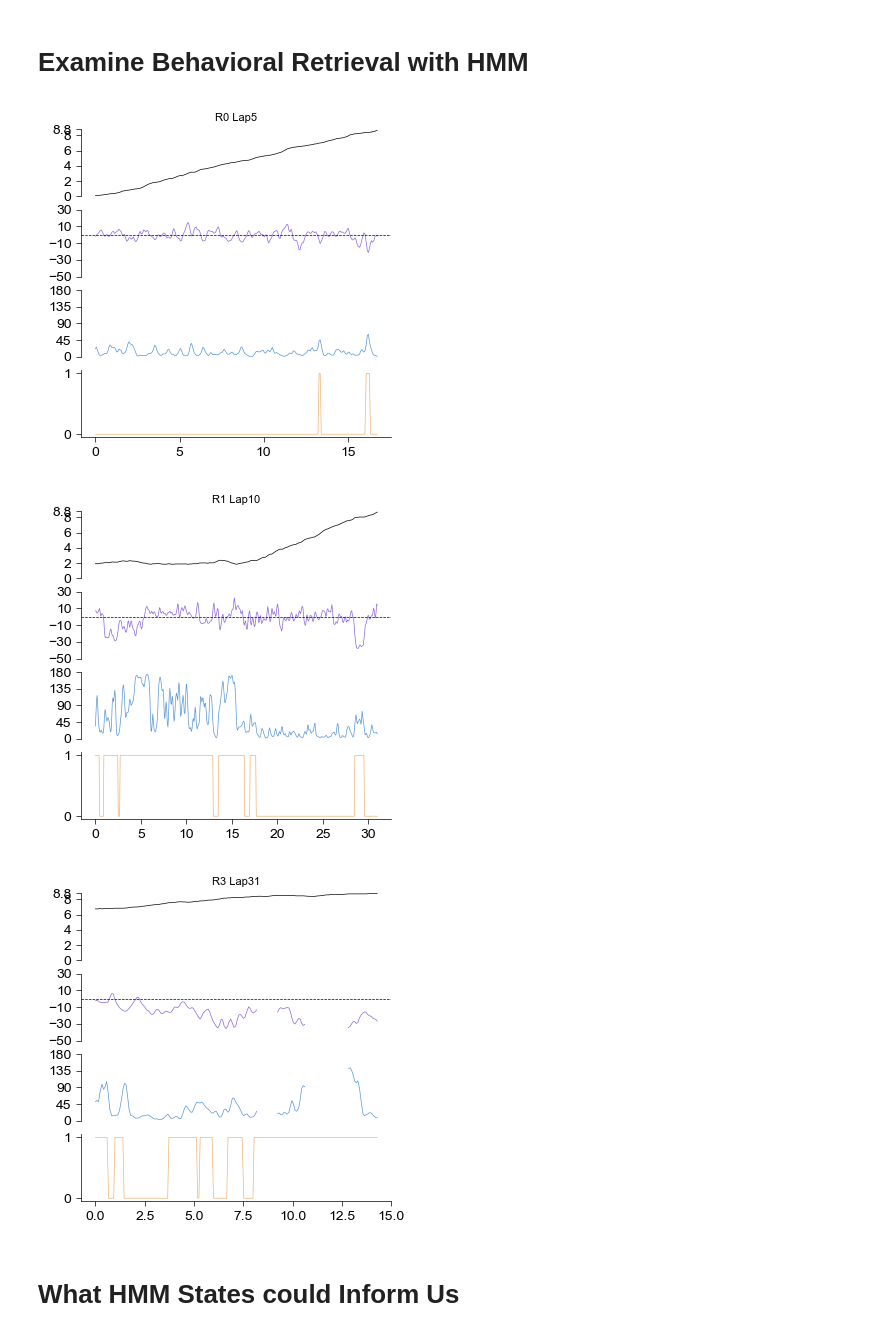
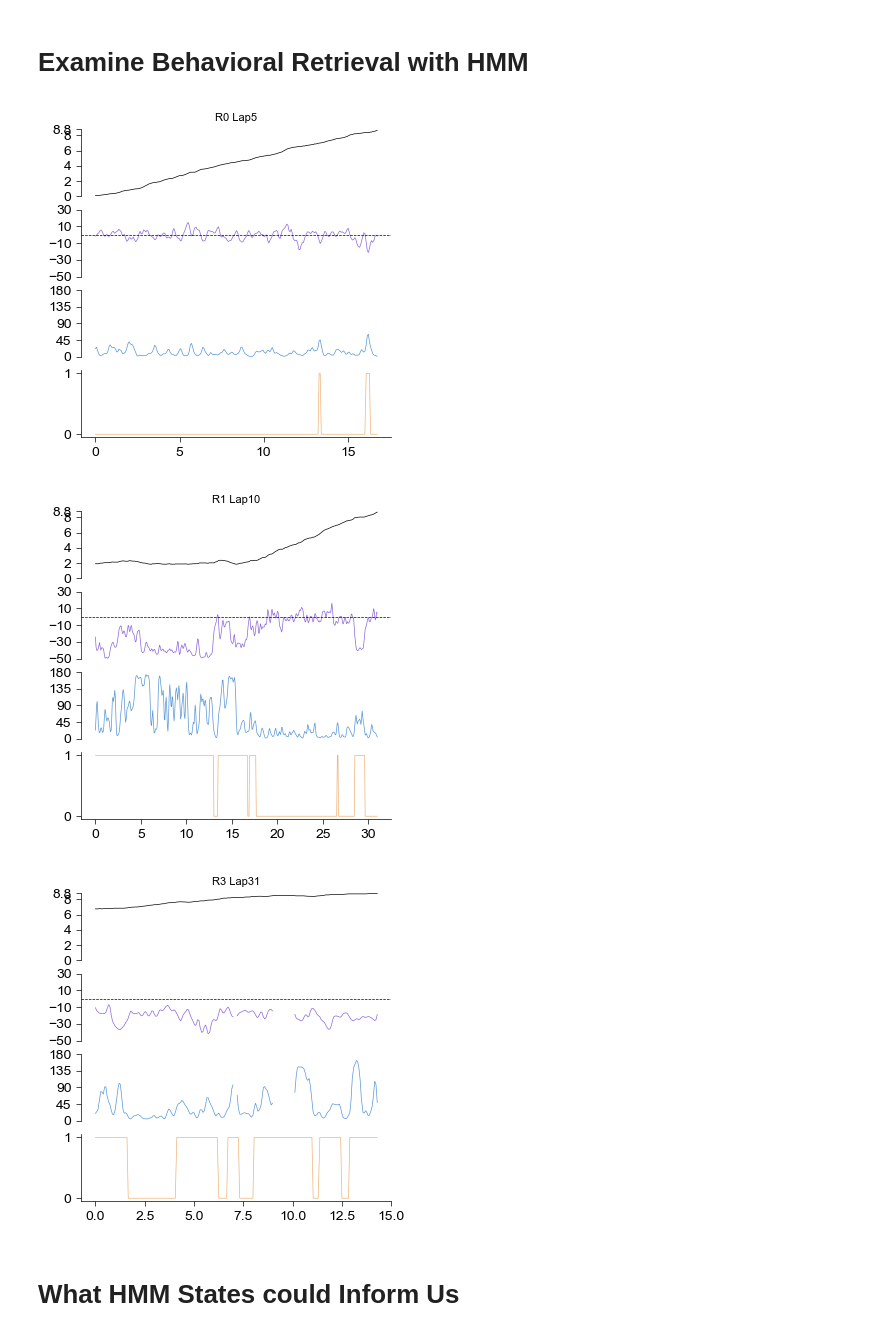
Before and after one commit to YAO-Shuyang/PlotFigures, a Jupyter notebook: NodeFigures/Fig0869 - Detaild Behavioral Analysis.ipynb, the cells around one changed output. Saved outputs shown, nothing was run; the diff lists cells and outputs as text; code cells hidden in the pictures.

```diff
--- a/NodeFigures/Fig0869 - Detaild Behavioral Analysis.ipynb
+++ b/NodeFigures/Fig0869 - Detaild Behavioral Analysis.ipynb
@@ -466,18 +469,18 @@ with open(join(dir_template, '10232.pkl'), 'rb') as handle:
 
 with open(join(dir_template, '10227.pkl'), 'rb') as handle:
     template27 = pickle.load(handle)
-
-dtheta = template32[CP_DSP[0][:-1]-1, 2, 0] - template27[CP_DSP[0][:-1]-1, 2, 0]
-x = cp.deepcopy(template32[CP_DSP[0][:-1]-1, 2, 0])
-y = cp.deepcopy(template27[CP_DSP[0][:-1]-1, 2, 0])
+maze_type = 1
+dtheta = template32[CP_DSPs[maze_type][0][:-1]-1, 2, 0] - template27[CP_DSPs[maze_type][0][:-1]-1, 2, 0]
+x = cp.deepcopy(template32[CP_DSPs[maze_type][0][:-1]-1, 2, 0])
+y = cp.deepcopy(template27[CP_DSPs[maze_type][0][:-1]-1, 2, 0])
 x[dtheta > np.pi] -= 2*np.pi
 x[dtheta < - np.pi] += 2*np.pi
 
 fig, axes = plt.subplots(nrows=2, ncols=1, figsize=(3, 6))
 ax0 = Clear_Axes(axes[0], close_spines=['top', 'right'], ifxticks=True, ifyticks=True)
 ax0.scatter(
-    template32[CP_DSP[0]-1, 3, 0],
-    template27[CP_DSP[0]-1, 3, 0],
+    template32[CP_DSPs[maze_type][0]-1, 3, 0],
+    template27[CP_DSPs[maze_type][0]-1, 3, 0],
     c=DSPPalette[0],
     s=10,
     edgecolors='k',
@@ -488,8 +491,7 @@ ax0.set_aspect('equal')
 ax0.set_xticks(np.linspace(0, 80, 5))
 ax0.set_yticks(np.linspace(0, 80, 5))
 ax0.plot([0, 80], [0, 80], color='k', linewidth=0.5, linestyle='--')
-ax0.set_title(f"{pearsonr(template32[CP_DSP[0]-1, 3, 0], template27[CP_DSP[0]-1, 3, 0])[0]:.3f}")
-
+ax0.set_title(f"{pearsonr(template32[CP_DSPs[maze_type][0]-1, 3, 0], template27[CP_DSPs[maze_type][0]-1, 3, 0])[0]:.3f}")
 ax1 = Clear_Axes(axes[1], close_spines=['top', 'right'], ifxticks=True, ifyticks=True)
 ax1.scatter(
     x, y,
@@ -521,7 +523,7 @@ if exists(join(figdata, f"{code_id}  [Template Consistency].pkl")) == False:
 
     for ri in range(7):
         for rj in range(ri, 7):
-            intersected_bins = np.intersect1d(CP_DSP[ri], CP_DSP[rj])
+            intersected_bins = np.intersect1d(CP_DSPs[maze_type][ri], CP_DSPs[maze_type][rj])
             res_speed = np.zeros((4, 4), np.float64) * np.nan
             res_angle = np.zeros((4, 4), np.float64) * np.nan
             for i in range(4):
@@ -803,14 +805,14 @@ def get_hmm_states(
 
     observations = np.vstack([
         behav_res_angles,
-        behav_res_speeds,
-        behav_speed_traj
+        behav_res_speeds#,
+        #behav_speed_traj
     ]).T
 
     fit_idx = np.where(
         (np.isnan(observations[:, 0]) == False) &
-        (np.isnan(observations[:, 1]) == False) &
-        (np.isnan(behav_speed_traj) == False)
+        (np.isnan(observations[:, 1]) == False)# &
+        #(np.isnan(behav_speed_traj) == False)
     )[0]
     observations = observations[fit_idx, :]
 
@@ -839,7 +841,7 @@ def get_hmm_states(
         behav_hidden_states[fit_idx] = hidden_states
     return behav_hidden_states
 
-def behavioral_template_retrieval(mouse: int, session: int):
+def behavioral_template_retrieval(mouse: int, session: int, maze_type: int):
     with open(join(dir_template, f"{mouse}.pkl"), 'rb') as f:
         template = pickle.load(f)
 
@@ -849,7 +851,7 @@ def behavioral_template_retrieval(mouse: int, session: int):
         trace = pickle.load(f)
 
     beg, end = LapSplit(trace, trace['paradigm'])
-    routes = classify_lap(spike_nodes_transform(trace['correct_nodes'], 12), beg)
+    routes = classify_lap(spike_nodes_transform(trace['correct_nodes'], 12), beg, maze_type=maze_type)
     behav_nodes = spike_nodes_transform(trace['correct_nodes'], 12)
 
     behav_nodes_traj = []
@@ -876,7 +878,7 @@ def behavioral_template_retrieval(mouse: int, session: int):
             a,
             v
         ])
-        params_templ = template[behav_nodes[beg[j]:end[j]-1]-1, :, routes[j]].T
+        params_templ = template[behav_nodes[beg[j]:end[j]-1]-1, :, 0].T
 
         behav_nodes_traj.append(behav_nodes[beg[j]:end[j]-1])
         behav_nodes_son_traj.append(trace['correct_nodes'][beg[j]:end[j]-1])
@@ -889,6 +891,7 @@ def behavioral_template_retrieval(mouse: int, session: int):
         behav_t_traj.append((trace['correct_time'][beg[j]:end[j]-1] - trace['correct_time'][beg[j]])/1000)
 
     behav_nodes_traj = np.concatenate(behav_nodes_traj)
+    incorrect_path_idx = np.where(np.isin(behav_nodes_traj, CP_DSPs[maze_type][0]) == False)[0]
     behav_nodes_son_traj = np.concatenate(behav_nodes_son_traj)
     behav_lap_traj = np.concatenate(behav_lap_traj)
     behav_routes_traj = np.concatenate(behav_routes_traj)
@@ -907,19 +910,31 @@ def behavioral_template_retrieval(mouse: int, session: int):
     def gaussian_kernel(x, sigma):
         return np.exp(-x**2/(2*sigma**2))/(sigma*np.sqrt(2*np.pi))
 
+    # Smooth the residuals within each lap
+
     beg = np.concatenate([[0], np.where(np.diff(behav_lap_traj) != 0)[0] + 1])
     end = np.concatenate([np.where(np.diff(behav_lap_traj) != 0)[0]+1, [len(behav_lap_traj)]])
     for i in range(len(beg)):
         gkernel = gaussian_kernel(np.linspace(-5, 5, 11), sigma=1)
         gkernel /= np.sum(gkernel)
-        behav_res_angles[beg[i]:end[i]] = np.convolve(behav_res_angles[beg[i]:end[i]], gkernel, mode='same')
-        behav_res_speeds[beg[i]:end[i]] = np.convolve(behav_res_speeds[beg[i]:end[i]], gkernel, mode='same')
+        nonnan_idx = np.where(np.isnan(behav_res_angles[beg[i]:end[i]]) == False)[0]
+        try:
+            behav_res_angles[beg[i]:end[i]][nonnan_idx] = np.convolve(behav_res_angles[beg[i]:end[i]][nonnan_idx], gkernel, mode='same')
+            behav_res_speeds[beg[i]:end[i]][nonnan_idx] = np.convolve(behav_res_speeds[beg[i]:end[i]][nonnan_idx], gkernel, mode='same')
+        except:
+            pass
+
+    # Set the incorrect path indices to NaN
+    #behav_res_angles[incorrect_path_idx] = np.nan
+    #behav_res_speeds[incorrect_path_idx] = np.nan
+
     behav_hidden_states = get_hmm_states(
         behav_res_angles,
         behav_res_speeds,
         behav_params_traj[3, :],
         behav_lap_traj
     )
+    #behav_hidden_states[incorrect_path_idx] = 1
 
     return (
         behav_nodes_traj.astype(np.int64),
@@ -936,7 +951,7 @@ def behavioral_template_retrieval(mouse: int, session: int):
         behav_hidden_states.astype(np.float64)
    )
 
-def get_nontemplate_profile(mouse: int, session: int) -> np.ndarray:
+def get_nontemplate_profile(mouse: int, session: int, maze_type: int) -> np.ndarray:
     (
         behav_nodes_traj,
         behav_nodes_son_traj,
@@ -951,7 +966,7 @@ def get_nontemplate_profile(mouse: int, session: int) -> np.ndarray:
 
     templates = np.zeros((144, 4, 7)) # 144 bin, 4-dim vector: position x and y, direction, speed
     for r in range(7):
-        for b in CP_DSP[r]:
+        for b in CP_DSPs[maze_type][r]:
             idx = np.where((behav_nodes_traj == b) & (behav_routes_traj == r))[0]
             if len(idx) > 0:
                 templates[b-1, :, r] = np.median(behav_params_traj[:, idx], axis=1)
@@ -974,7 +989,7 @@ def get_nontemplate_profile(mouse: int, session: int) -> np.ndarray:
         behav_res_angles,
         behav_res_speeds,
         behav_hidden_states
-) = behavioral_template_retrieval(10232, 0)
+) = behavioral_template_retrieval(10232, 0, 1)
 
 beg = np.concatenate([[0], np.where(np.diff(behav_lap_traj) != 0)[0] + 1])
 end = np.concatenate([np.where(np.diff(behav_lap_traj) != 0)[0]+1, [len(behav_lap_traj)]])
@@ -985,51 +1000,56 @@ for i in range(len(beg)):
     fig, axes = plt.subplots(nrows=4, ncols=1, figsize=(4, 4))
     x = D[behav_nodes_son_traj[beg[i]:end[i]]-1, 0]/(np.max(D)+1e-8)*111
     ax0 = Clear_Axes(axes[0], close_spines=['top', 'right', 'bottom'], ifxticks=False, ifyticks=True)
+    t = behav_t_traj[beg[i]:end[i]]
     ax0.plot(
-        behav_t_traj[beg[i]:end[i]],
+        t,
         x,
         color='k',
         linewidth=0.5
     )
+    xlims = ax0.get_xlim()
     ax0.set_title(f"R{behav_routes_traj[beg[i]]} Lap{behav_lap_traj[beg[i]]}", fontdict={'fontsize': 8})
     ax0.set_ylim(0, 110)
     ax0.set_yticks([0, 25, 50, 75, 100, 110], [0, 2, 4, 6, 8, 8.8])
 
     ax1 = Clear_Axes(axes[1], close_spines=['top', 'right', 'bottom'], ifxticks=False, ifyticks=True)
     ax1.plot(
-        behav_t_traj[beg[i]:end[i]],
+        t,
         behav_res_speeds[beg[i]:end[i]],
         color=StatePalette[1],
         linewidth=0.5
     )
     ax1.set_ylim(-50, 30)
     ax1.set_yticks(np.linspace(-50, 30, 5))
     ax1.axhline(0, color='k', linewidth=0.5, linestyle='--')
+    ax1.set_xlim(xlims)
 
     ax2 = Clear_Axes(axes[2], close_spines=['top', 'right', 'bottom'], ifxticks=False, ifyticks=True)
     ax2.plot(
-        behav_t_traj[beg[i]:end[i]],
+        t,
         behav_res_angles[beg[i]:end[i]],
         color=StatePalette[2],
         linewidth=0.5
     )
     ax2.set_ylim(0, 180)
     ax2.set_yticks(np.linspace(0, 180, 5))
+    ax2.set_xlim(xlims)
 
     ax3 = Clear_Axes(axes[3], close_spines=['top', 'right'], ifxticks=True, ifyticks=True)
     ax3.plot(
-        behav_t_traj[beg[i]:end[i]],
+        t,
         behav_hidden_states[beg[i]:end[i]],
         color=StatePalette[3],
         linewidth=0.5
     )
+    ax3.set_xlim(xlims)
     plt.savefig(join(loc, f"Example Lap With Behavioral Retrieval [Lap {i+1}, R{behav_routes_traj[beg[i]]+1}].png"), dpi=600)
     plt.savefig(join(loc, f"Example Lap With Behavioral Retrieval [Lap {i+1}, R{behav_routes_traj[beg[i]]+1}].svg"), dpi=600)
     plt.show()
 # %% [output]
 [figure]
-[figure, old version]
+[figure, new version]
-[figure, old version]
+[figure, new version]
 # %% [markdown]
 # What HMM States could Inform Us
 # %%
```
Also changed, not shown: parts of 6 cells of this notebook, 7 other files.
